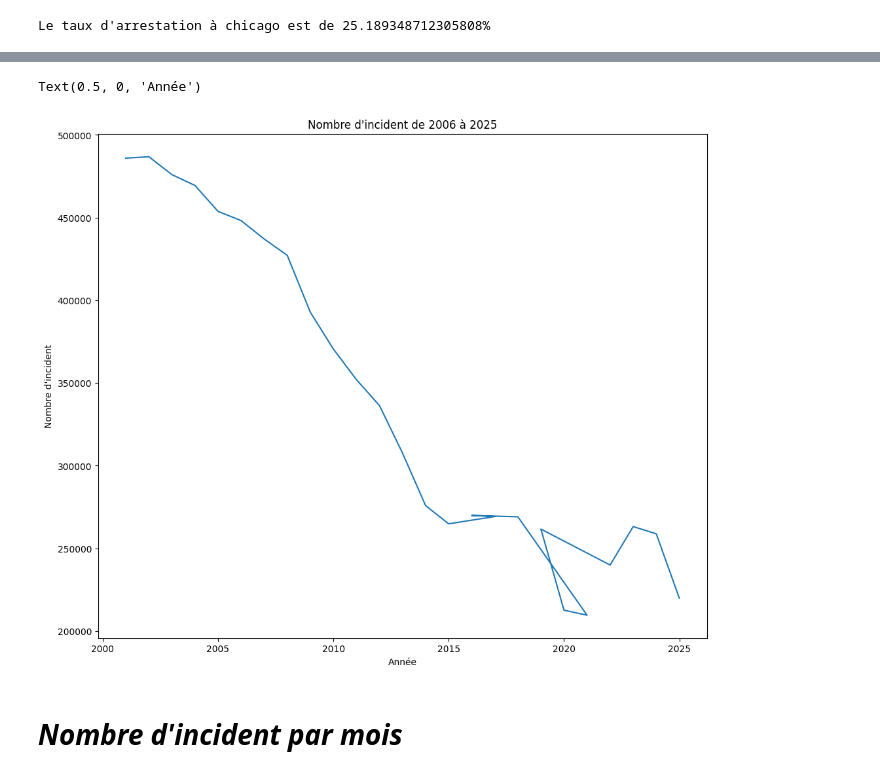
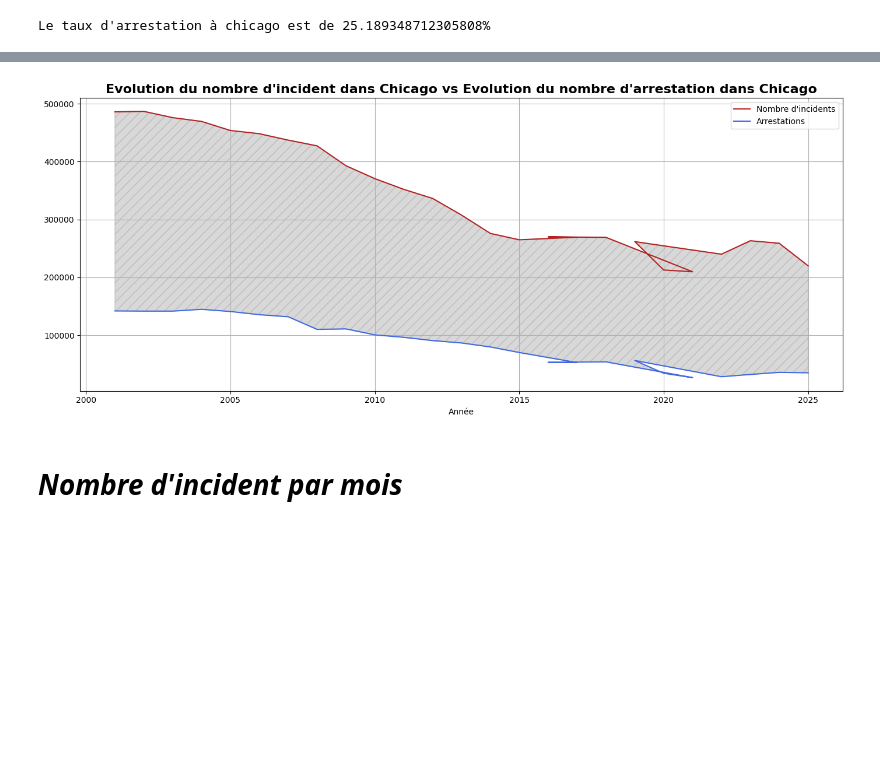
Before and after one commit to bigirimanainnocent12/Spark, a Jupyter notebook: PYSPARK.ipynb, the cells around one changed output, grey strips where cells are left out. Cells and saved outputs as stored; diff of their text form; code cells hidden in the pictures; blank space fills up the shorter version.

```diff
--- a/PYSPARK.ipynb
+++ b/PYSPARK.ipynb
@@ -261,14 +274,27 @@ only showing top 20 rows
-# %%
-import matplotlib.pyplot as plt
-nombre_incident_an=(df.groupBy('Year').count()).toPandas()
-plt.figure(figsize=(12, 10))
-plt.plot(nombre_incident_an.Year,nombre_incident_an['count'])
-plt.title("Nombre d'incident de 2006 à 2025")
-plt.ylabel("Nombre d'incident")
-plt.xlabel("Année")
-# %% [output]
-Text(0.5, 0, 'Année')
-[figure, removed]
+# %%
+import matplotlib.pyplot as plt
+
+annees = resultat["Year"]
+incidents = resultat["Nombre d'incident"]
+arrestations = resultat["Arrestations"]
+
+plt.figure(figsize=(14, 6))
+
+plt.plot(annees, incidents, label="Nombre d'incidents", color="firebrick")
+plt.plot(annees, arrestations, label="Arrestations", color="royalblue")
+
+
+plt.fill_between(annees, incidents, arrestations, color="gray", alpha=0.3, hatch="//")
+
+plt.title("Evolution du nombre d'incident dans Chicago vs Evolution du nombre d'arrestation dans Chicago", fontsize=16, fontweight="bold")
+plt.xlabel("Année")
+plt.ylabel("")
+plt.legend()
+plt.grid(True)
+plt.tight_layout()
+plt.show()
+# %% [output]
+[figure, added]
 # %% [markdown]
 # ***Nombre d'incident par mois***
 # %%
```
Also changed, not shown: parts of 11 cells of this notebook.
